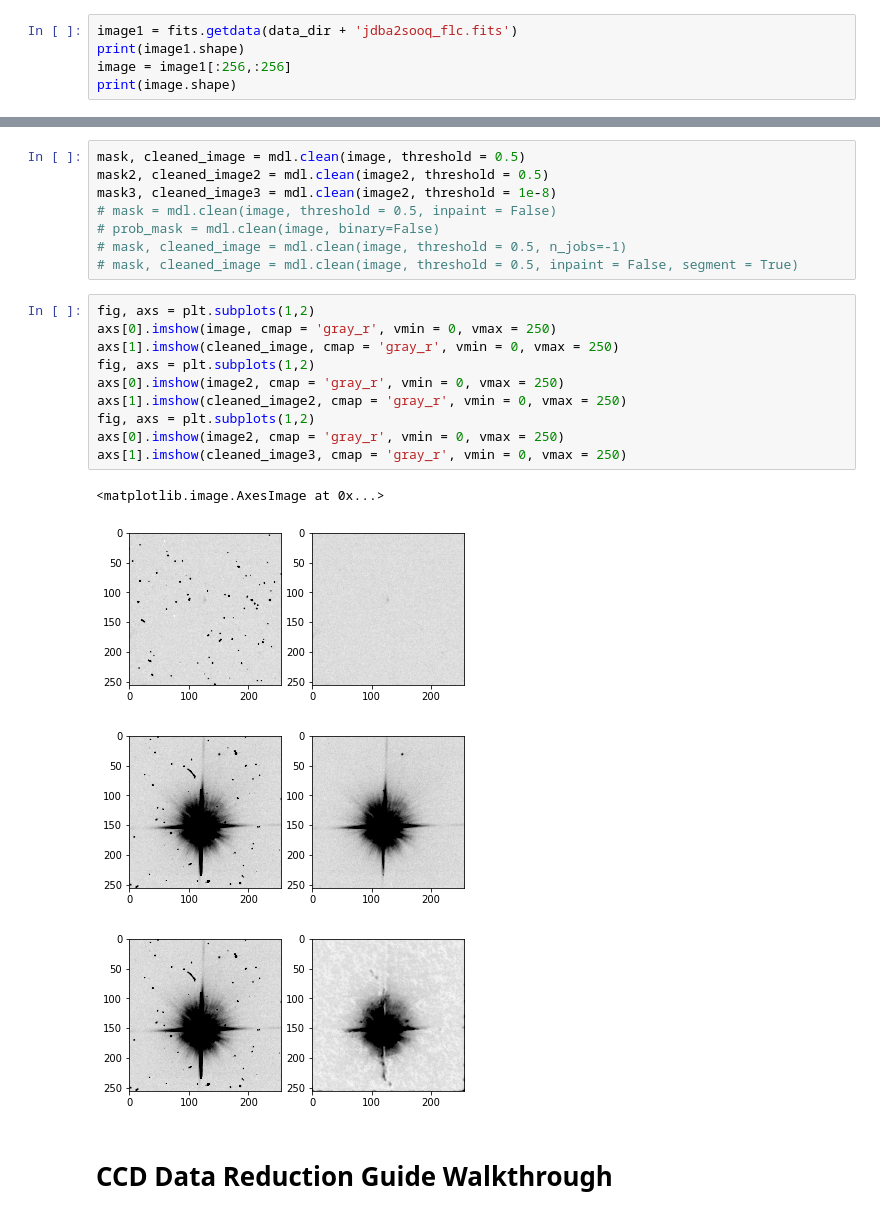
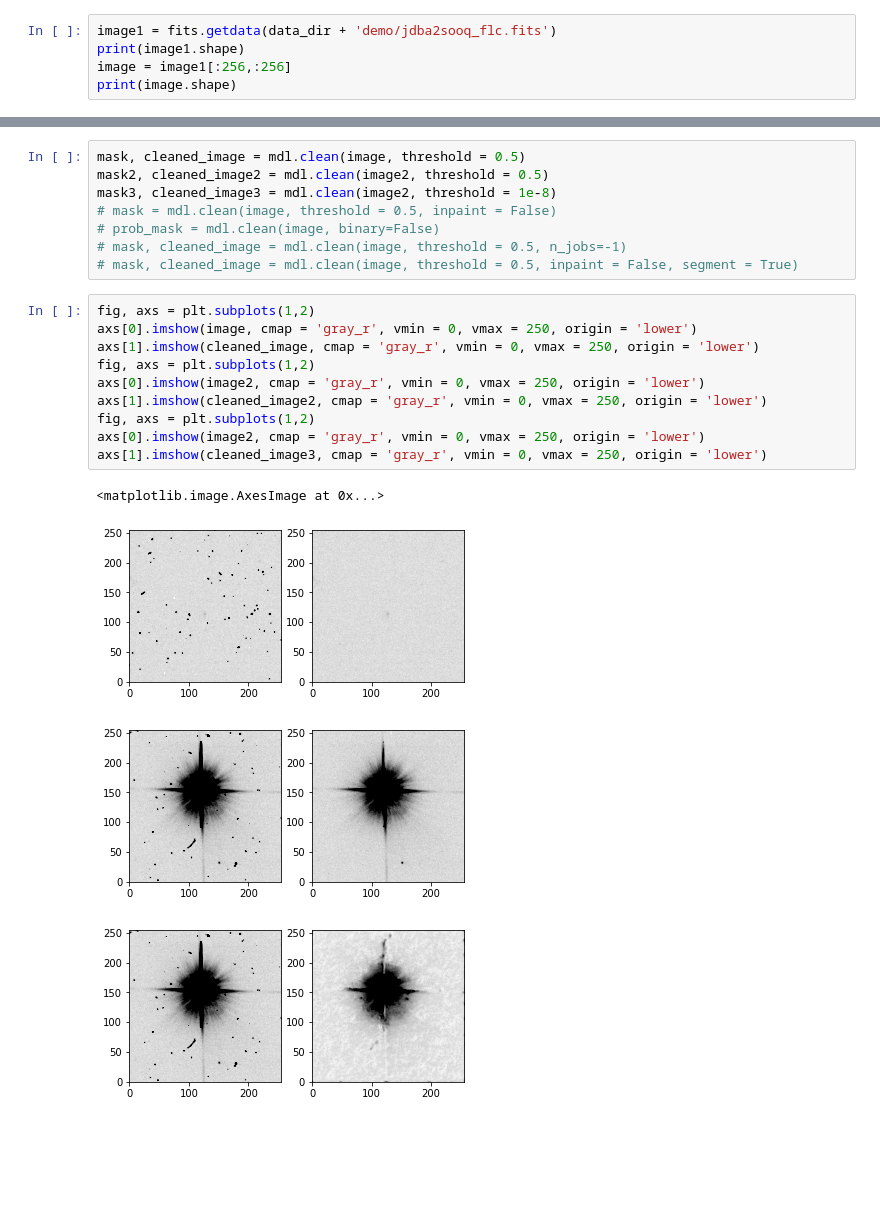
Before and after one commit to kgb0255/deepCR_james, a Jupyter notebook: getting_started.ipynb, the cells around one changed output, grey strips where cells are left out. Saved outputs shown, nothing was run; the diff lists cells and outputs as text; blank space fills up the shorter version.

```diff
--- a/getting_started.ipynb
+++ b/getting_started.ipynb
@@ -16,5 +16,5 @@ jdba2sooq_flc.fits
 # %%
-image1 = fits.getdata(data_dir + 'jdba2sooq_flc.fits')
+image1 = fits.getdata(data_dir + 'demo/jdba2sooq_flc.fits')
 print(image1.shape)
 image = image1[:256,:256]
 print(image.shape)
@@ -49,18 +49,16 @@ mask3, cleaned_image3 = mdl.clean(image2, threshold = 1e-8)
 # mask, cleaned_image = mdl.clean(image, threshold = 0.5, inpaint = False, segment = True)
 # %%
 fig, axs = plt.subplots(1,2)
-axs[0].imshow(image, cmap = 'gray_r', vmin = 0, vmax = 250)
-axs[1].imshow(cleaned_image, cmap = 'gray_r', vmin = 0, vmax = 250)
+axs[0].imshow(image, cmap = 'gray_r', vmin = 0, vmax = 250, origin = 'lower')
+axs[1].imshow(cleaned_image, cmap = 'gray_r', vmin = 0, vmax = 250, origin = 'lower')
 fig, axs = plt.subplots(1,2)
-axs[0].imshow(image2, cmap = 'gray_r', vmin = 0, vmax = 250)
-axs[1].imshow(cleaned_image2, cmap = 'gray_r', vmin = 0, vmax = 250)
+axs[0].imshow(image2, cmap = 'gray_r', vmin = 0, vmax = 250, origin = 'lower')
+axs[1].imshow(cleaned_image2, cmap = 'gray_r', vmin = 0, vmax = 250, origin = 'lower')
 fig, axs = plt.subplots(1,2)
-axs[0].imshow(image2, cmap = 'gray_r', vmin = 0, vmax = 250)
-axs[1].imshow(cleaned_image3, cmap = 'gray_r', vmin = 0, vmax = 250)
+axs[0].imshow(image2, cmap = 'gray_r', vmin = 0, vmax = 250, origin = 'lower')
+axs[1].imshow(cleaned_image3, cmap = 'gray_r', vmin = 0, vmax = 250, origin = 'lower')
 # %% [output]
 <matplotlib.image.AxesImage at 0x...>
-[figure, old version]
+[figure, new version]
-[figure, old version]
+[figure, new version]
-[figure, old version]
+[figure, new version]
-# %% [markdown]
-# CCD Data Reduction Guide Walkthrough
```
Also changed, not shown: parts of 24 cells of this notebook.
